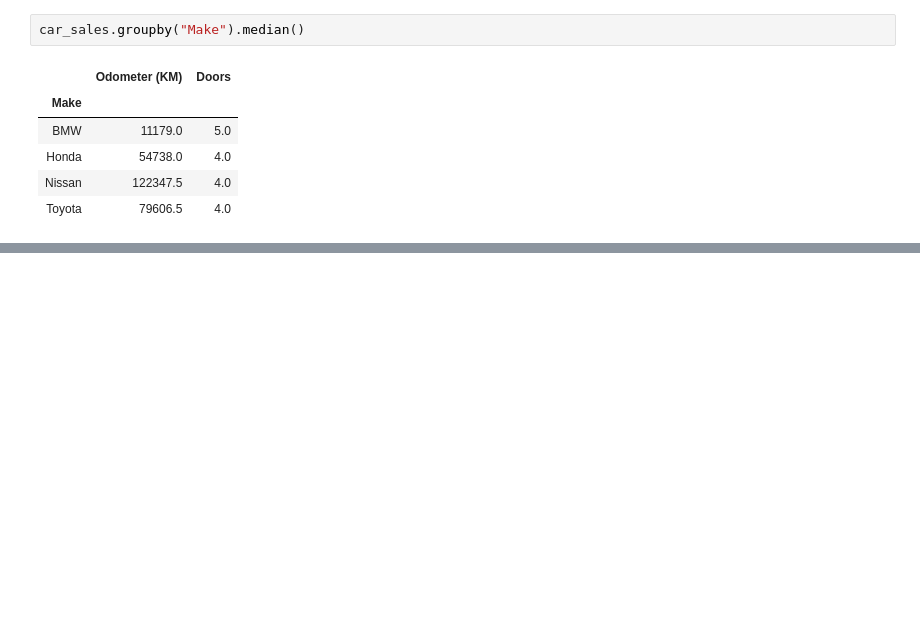
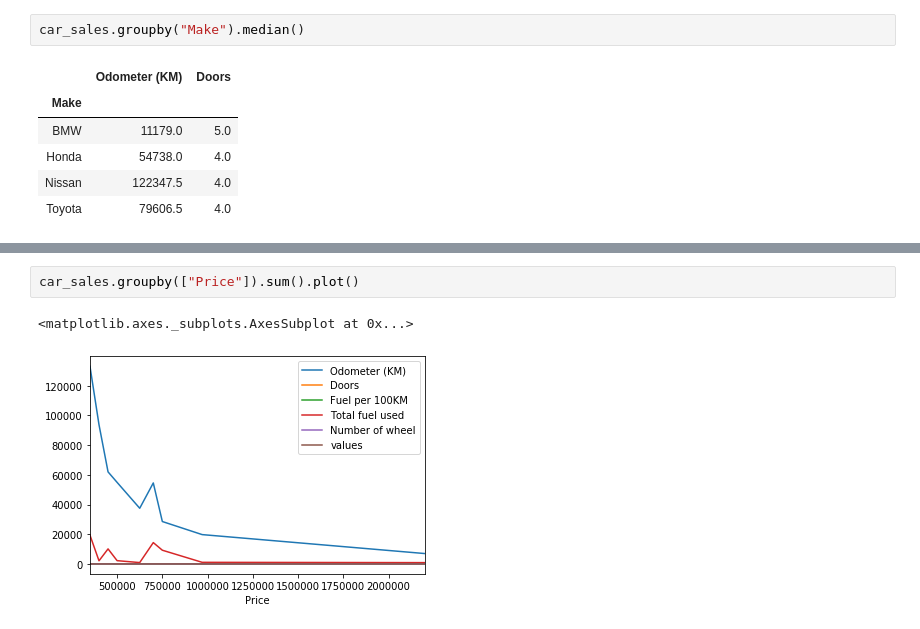
Before and after one commit to a2r7i4f3/MachineLearningTraining, a Jupyter notebook: pandas-introduction.ipynb, the cells around one changed output, grey strips where cells are left out. Drawn from its saved outputs; the diff is of its cells as text; blank space fills up the shorter version.

```diff
--- a/pandas-introduction.ipynb
+++ b/pandas-introduction.ipynb
@@ -321,0 +627,5 @@ car_sales.groupby("Make").median().plot()
+# %%
+car_sales.groupby(["Price"]).sum().plot()
+# %% [output]
+<matplotlib.axes._subplots.AxesSubplot at 0x...>
+[figure, added]
```
Also changed, not shown: parts of 37 cells of this notebook, 3 other files.
